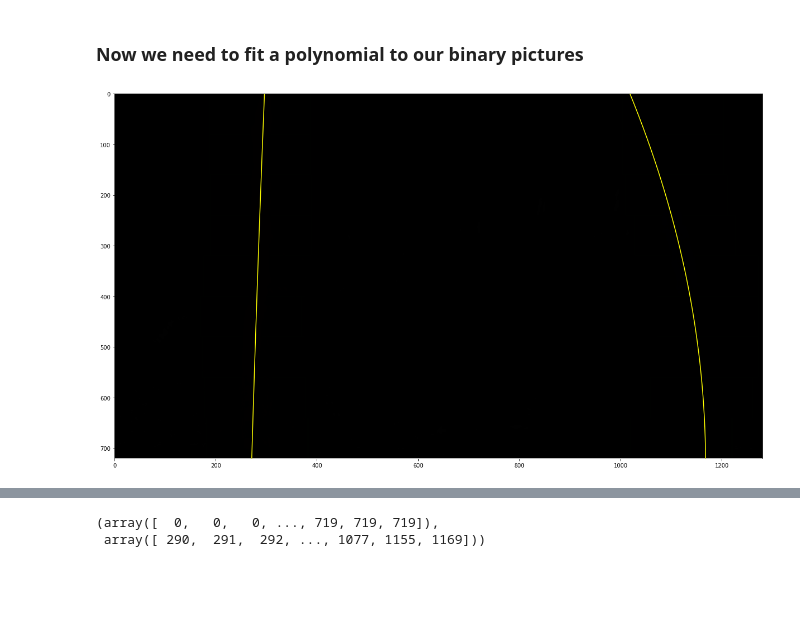
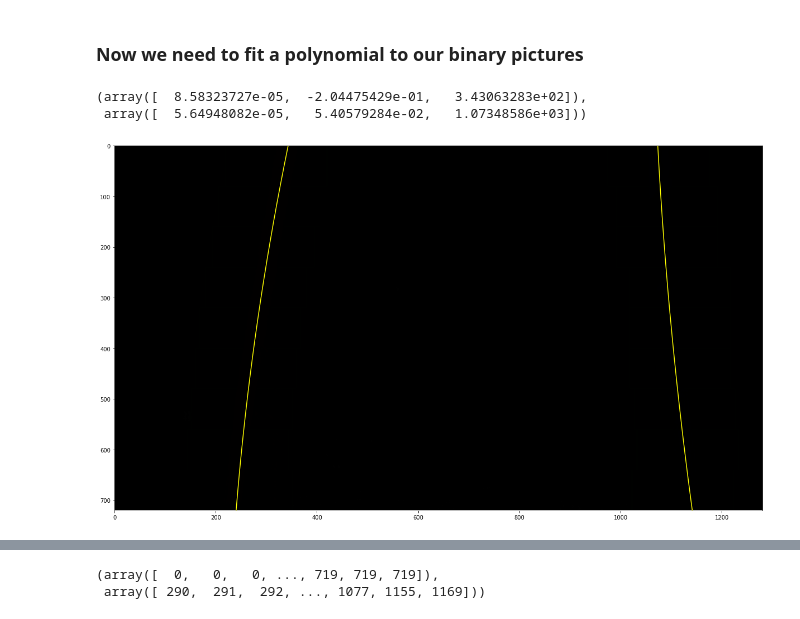
Before and after one commit to tiandiao123/AdvancedFindingLines, a Jupyter notebook: FindingLaneLines.ipynb, the cells around one changed output, grey strips where cells are left out. Drawn from its saved outputs; the diff is of its cells as text; code cells hidden in the pictures; blank space fills up the shorter version.

```diff
--- a/FindingLaneLines.ipynb
+++ b/FindingLaneLines.ipynb
@@ -239,6 +239,18 @@ def drawpoly(binary_warped):
     left_fitx = left_fit[0]*ploty**2 + left_fit[1]*ploty + left_fit[2]
     right_fitx = right_fit[0]*ploty**2 + right_fit[1]*ploty + right_fit[2]
 
+    # Define conversions in x and y from pixels space to meters
+    ym_per_pix = 30/720 # meters per pixel in y dimension
+    xm_per_pix = 3.7/700 # meters per pixel in x dimension
+
+    left_fit_cr = np.polyfit(lefty*ym_per_pix, leftx*xm_per_pix, 2)
+    right_fit_cr = np.polyfit(righty*ym_per_pix, rightx*xm_per_pix, 2)
+    left_curverad = ((1 + (2*left_fit_cr[0]*np.max(lefty) + left_fit_cr[1])**2)**1.5) \
+                                 /np.absolute(2*left_fit_cr[0])
+    right_curverad = ((1 + (2*right_fit_cr[0]*np.max(lefty) + right_fit_cr[1])**2)**1.5) \
+                                    /np.absolute(2*right_fit_cr[0])
+
+
     out_img[nonzeroy[left_lane_inds], nonzerox[left_lane_inds]] = [255, 0, 0]
     out_img[nonzeroy[right_lane_inds], nonzerox[right_lane_inds]] = [0, 0, 255]
     plt.imshow(out_img)
@@ -246,8 +258,12 @@ def drawpoly(binary_warped):
     plt.plot(right_fitx, ploty, color='yellow')
     plt.xlim(0, 1280)
     plt.ylim(720, 0)
+
+    return left_fit,right_fit
 # %%
-binary_warped,a,b=pipeline("test_images/test4.jpg")
+binary_warped,a,b=pipeline("test_images/test3.jpg")
 drawpoly(binary_warped)
 # %% [output]
+(array([  8.58323727e-05,  -2.04475429e-01,   3.43063283e+02]),
+ array([  5.64948082e-05,   5.40579284e-02,   1.07348586e+03]))
-[figure, old version]
+[figure, new version]
```
Also changed, not shown: parts of 2 cells of this notebook.
